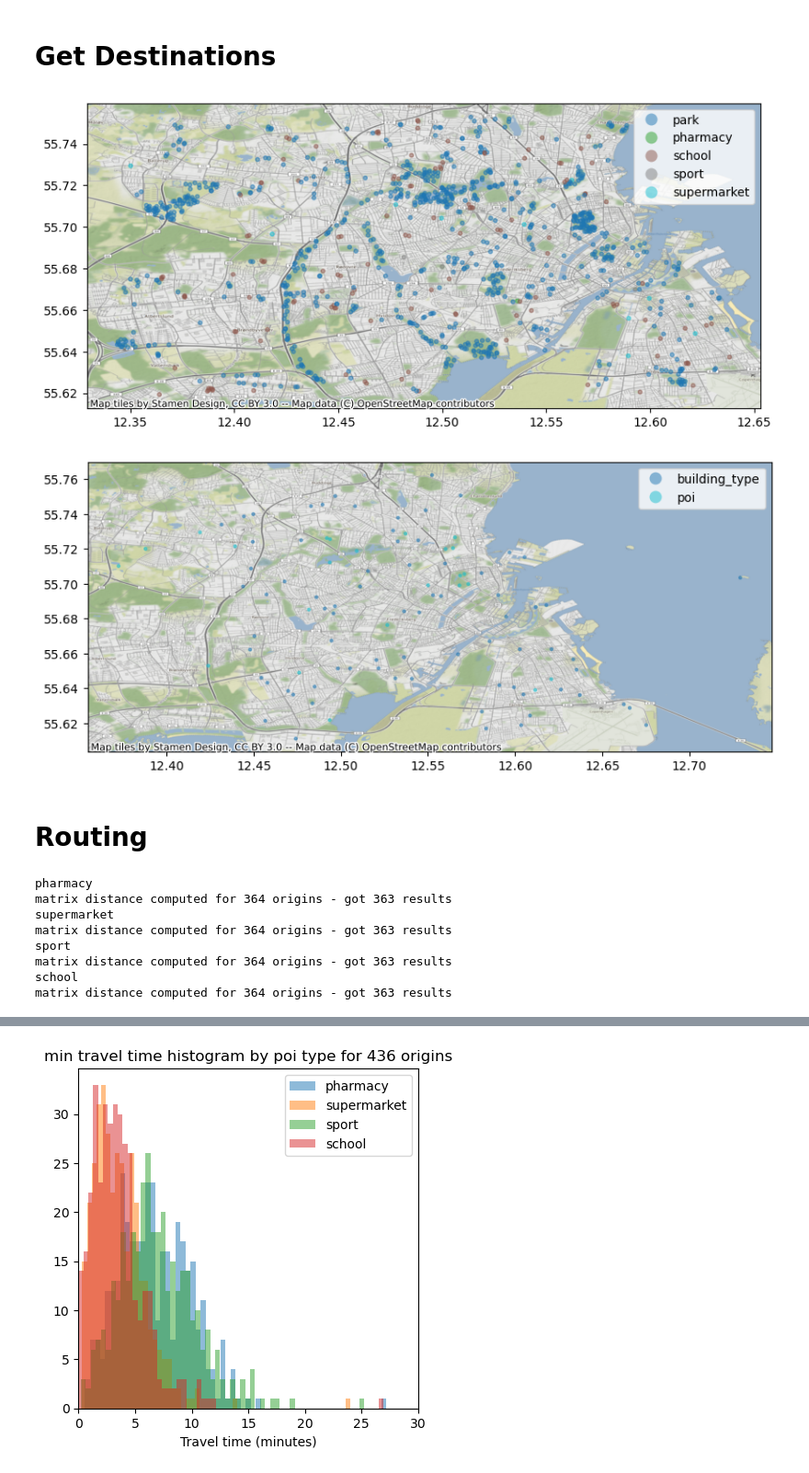
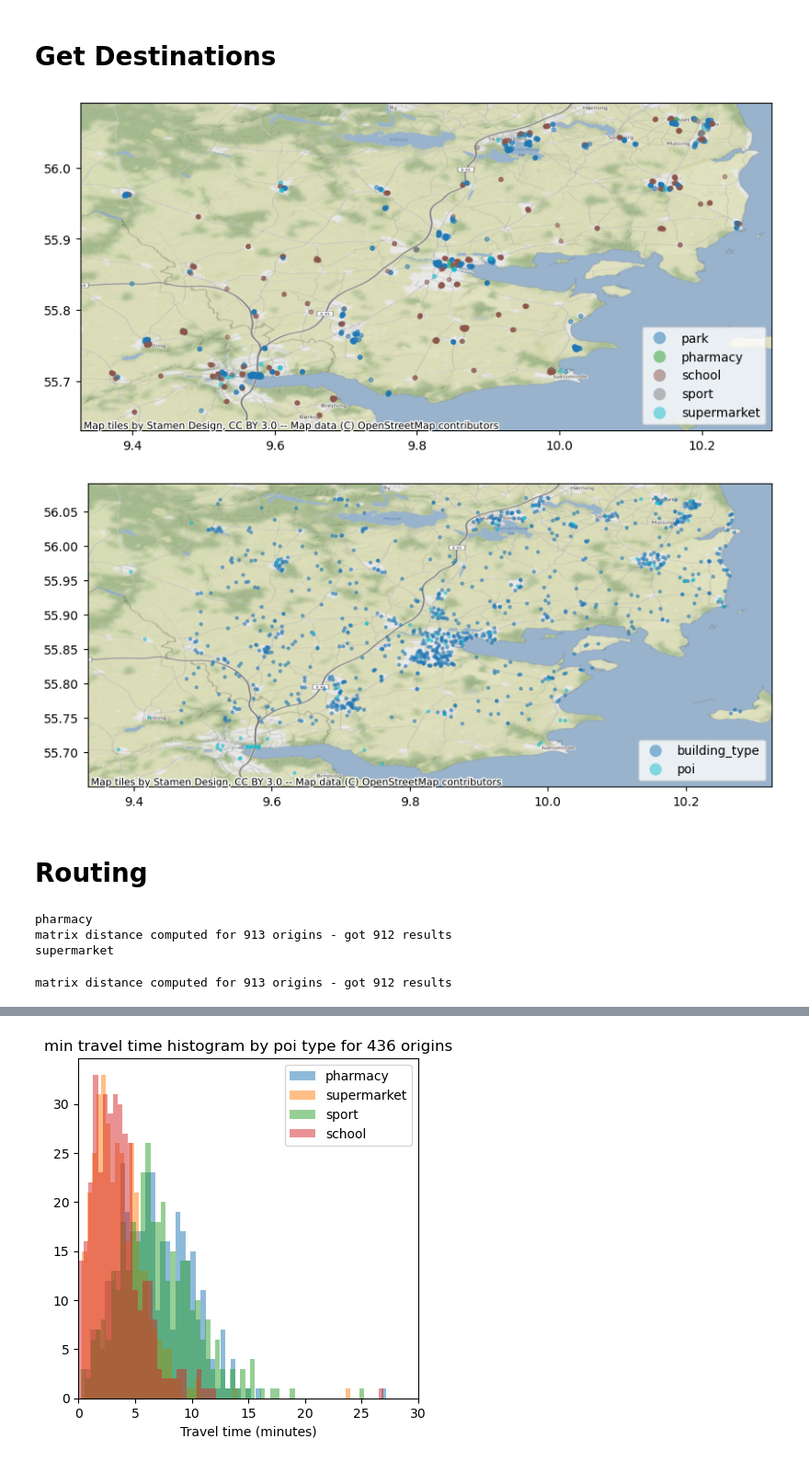
Before and after one commit to hextransit/n-minute-city, a Jupyter notebook: python/poi_routing.ipynb, the cells around one changed output, grey strips where cells are left out. Shown at 92% size. Cells and saved outputs as stored; diff of their text form; code cells hidden in the pictures.

```diff
--- a/python/poi_routing.ipynb
+++ b/python/poi_routing.ipynb
@@ -31,0 +43,9 @@ def plot_hex_df(df, markersize, color_column=None, color_categorical=False):
+# %%
+# Inputs
+# pois and graph
+osm_path = "../resources/copenhagen-processed.osm.pbf"
+osm_path = "../resources/horsens-processed.osm.pbf"
+# public transport
+gtfs_path = "../resources/rejseplanen_GTFS.zip"
+# ghsl data for building types
+tif_path= '../resources/GHS_BUILT_C_MSZ_E2018_GLOBE_R2022A_54009_10_V1_0_R3_C19/GHS_BUILT_C_MSZ_E2018_GLOBE_R2022A_54009_10_V1_0_R3_C19.tif'
@@ -73,2 +122,10 @@ origins = pd.read_csv(h3_csv)
+# %%
+h3_csv = '../resources/ghsl_h3_codes.csv'
+# subset the ghsl h3 codes to only include those that are within the city bounds
+origins = pd.read_csv(h3_csv)
+
+overlap = set(origins['h3_index']).intersection(set(city_bounds_h3))
+# only keep dataframe rows that have h3 index in overlap
+origins = origins[origins['h3_index'].isin(overlap)]
 # %% [markdown]
 # Get Destinations
@@ -115,3 +132,18 @@ h3_df = get_pois_h3(pbf_path, essential_filter, H3_RES, category_set, osm_tag_ma
+# %%
+# how to map osm tags to categories
+osm_tag_mapping = {
+    "medical_supply":"pharmacy",
+    "greengrocer":"supermarket",
+    "wholesale":"supermarket",
+    "grocery":"supermarket",
+    "clinic":"doctor",
+    "doctors":"doctor",
+    'pitch':'sport',
+    'track':'sport',
+    'sports_centre':'sport'
+}
+
+h3_df = get_pois_h3(osm_path, essential_filter, H3_RES, category_set, osm_tag_mapping)
 # %%
 sample_df = h3_df.sample(1000) #df.sample(100)
 sample_df[['y','x']] = list(sample_df['h3_index'].apply(h3.h3_to_geo))
@@ -133,57 +165,56 @@ gdf.plot(ax=ax, column='category', categorical=True, legend=True, markersize=10,
 
 cx.add_basemap(ax = ax, crs="EPSG:4326")
 # %% [output]
-[figure, old version]
+[figure, new version]
 # %%
 h3_df['hex_type'] = 'poi'
 origins = pd.read_csv(h3_csv)
 origins = origins[origins['residential_bool']==1]
 origins['hex_type'] = 'building_type'
 combined = origins[['h3_index','hex_type']].append(h3_df[['h3_index','hex_type']])
 
-sample_df = combined.sample(100) #df.sample(100)
+sample_df = combined.sample(1000) #df.sample(100)
 sample_df[['y','x']] = list(sample_df['h3_index'].apply(h3.h3_to_geo))
 # Convert the pandas DataFrame to a GeoPandas DataFrame with a Point geometry column
 gdf = gpd.GeoDataFrame(sample_df, geometry=gpd.points_from_xy(sample_df.x, sample_df.y))
 
 fig, ax = plt.subplots(figsize=(10,10))
 # Show the GeoPandas DataFrame
 gdf.plot(ax=ax, column='hex_type', categorical=True, legend=True, markersize=5, alpha=0.5)
 
 #plt.xlim(12.391681,12.737388)
 #plt.ylim(55.549206, 55.759991)
 
 cx.add_basemap(ax = ax, crs="EPSG:4326")
 # %% [output]
-[figure, old version]
+[figure, new version]
 # %% [markdown]
 # Routing
 # %%
 # for testing
 category_set = ['pharmacy','supermarket','sport', 'school']
+category_set = ['pharmacy', 'supermarket']
+
 #category_set = set(['supermarket'])
 
-origins = pd.read_csv(h3_csv).sample(500)
-origins = list(origins[origins['residential_bool']==1]['h3_index'])
+origins = pd.read_csv(h3_csv)
+origins = list(origins[origins['residential_bool']==1].sample(1000)['h3_index'])
 
 mins={}
 category_travel_time_means = {}
 for c in category_set:
     print(c)
     destinations = list(h3_df[h3_df['category']==c]['h3_index'])
-    ds = graph.matrix_distance(origins=origins, destinations=destinations, hour_of_week = None)
+    ds = graph.matrix_distance(origins=origins, destinations=destinations, dynamic_infinity=True)
+
     # they might be different lengths, so we can't use a df
-    mins[c]={k:np.nanmin(v) for k,v in ds.items() if v}
-    category_travel_time_means[c] = np.mean(list(mins[c].values()))
+    mins[c]={k:np.nanmin(np.array(v,dtype=np.float64)) for k,v in ds.items() if v}
+    category_travel_time_means[c] = np.nanmean(list(mins[c].values()))
 # %% [output]
 pharmacy
-matrix distance computed for 364 origins - got 363 results
+matrix distance computed for 913 origins - got 912 results
 supermarket
-matrix distance computed for 364 origins - got 363 results
-sport
-matrix distance computed for 364 origins - got 363 results
-school
-matrix distance computed for 364 origins - got 363 results
+matrix distance computed for 913 origins - got 912 results
 # %%
 category_travel_time_means
 # %% [output]
```
Also changed, not shown: parts of 34 cells of this notebook, 6 other files.
